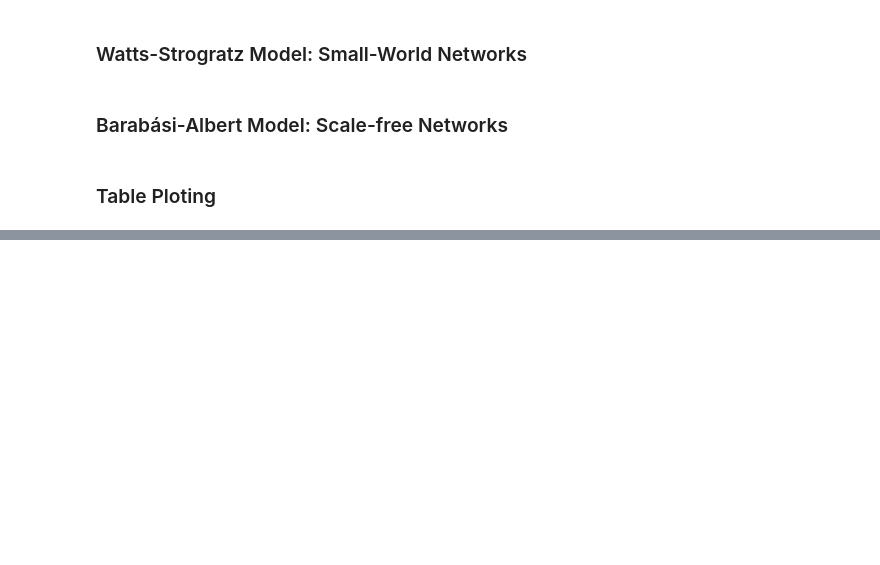
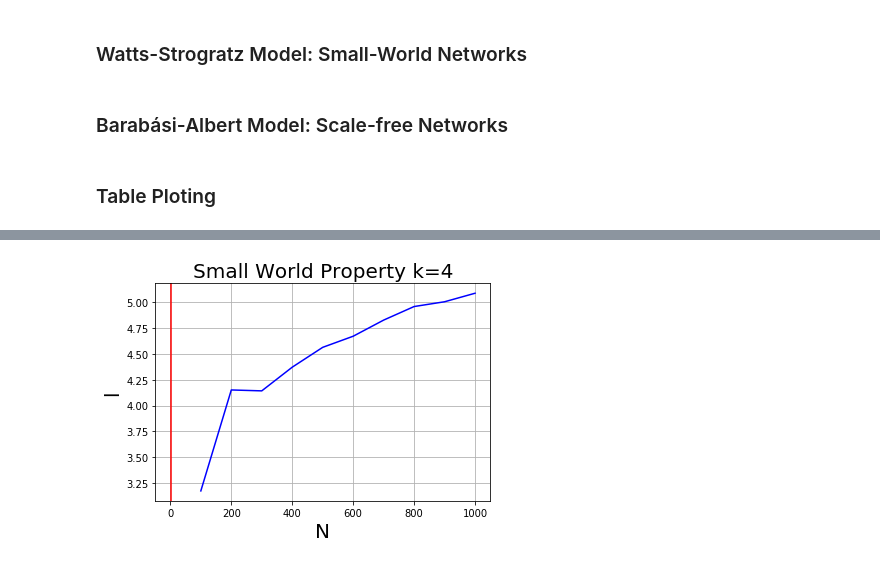
Before and after one commit to VitorBrisola/complex-networks-models, a Jupyter notebook: project3.ipynb, the cells around one changed output, grey strips where cells are left out. Drawn from its saved outputs; the diff is of its cells as text; code cells hidden in the pictures; blank space fills up the shorter version.

```diff
--- a/project3.ipynb
+++ b/project3.ipynb
@@ -291,0 +314,44 @@ ba_fig.show()
+# %%
+def create_er_net(N,k):
+    # creating
+    G = get_erdos_renyi(N,k)
+    G = get_largest_component(G)
+    G = nx.convert_node_labels_to_integers(G, first_label=0)
+    #saving
+    nx.write_edgelist(G,nets_dir+str(k)+'_'+str(N)+'_er_2.txt')
+    return G
+# %%
+def er_read(N,k):
+    G = nx.read_edgelist(nets_dir+str(k)+'_'+str(N)+'_er_2.txt')
+    G = nx.convert_node_labels_to_integers(G, first_label=0)
+    return G
+# %%
+N = 100
+while N <= 1000:
+    for k in [4,10,20,30]:
+        G = create_er_net(N,k)
+        G.clear()
+    N += 100
+# %%
+vk = []
+short_l = []
+N = 100
+k = 4
+while N <= 1000:
+    G = er_read(N,k)
+    l = nx.average_shortest_path_length(G)
+    vk.append(N)
+    short_l.append(l)
+    N += 100
+# %%
+plt.figure()
+plt.plot(vk,short_l,'b', label='Largest component size')
+plt.xlabel("N", fontsize=20)
+plt.ylabel("l", fontsize=20)
+plt.title("Small World Property k="+str(k), fontsize=20)
+plt.axvline(x=1, color = 'r')
+plt.grid(True)
+plt.savefig('S.eps') #save the figure into a file
+plt.show();
+# %% [output]
+[figure, added]
```
Also changed, not shown: parts of 14 cells of this notebook, 42 other files.
